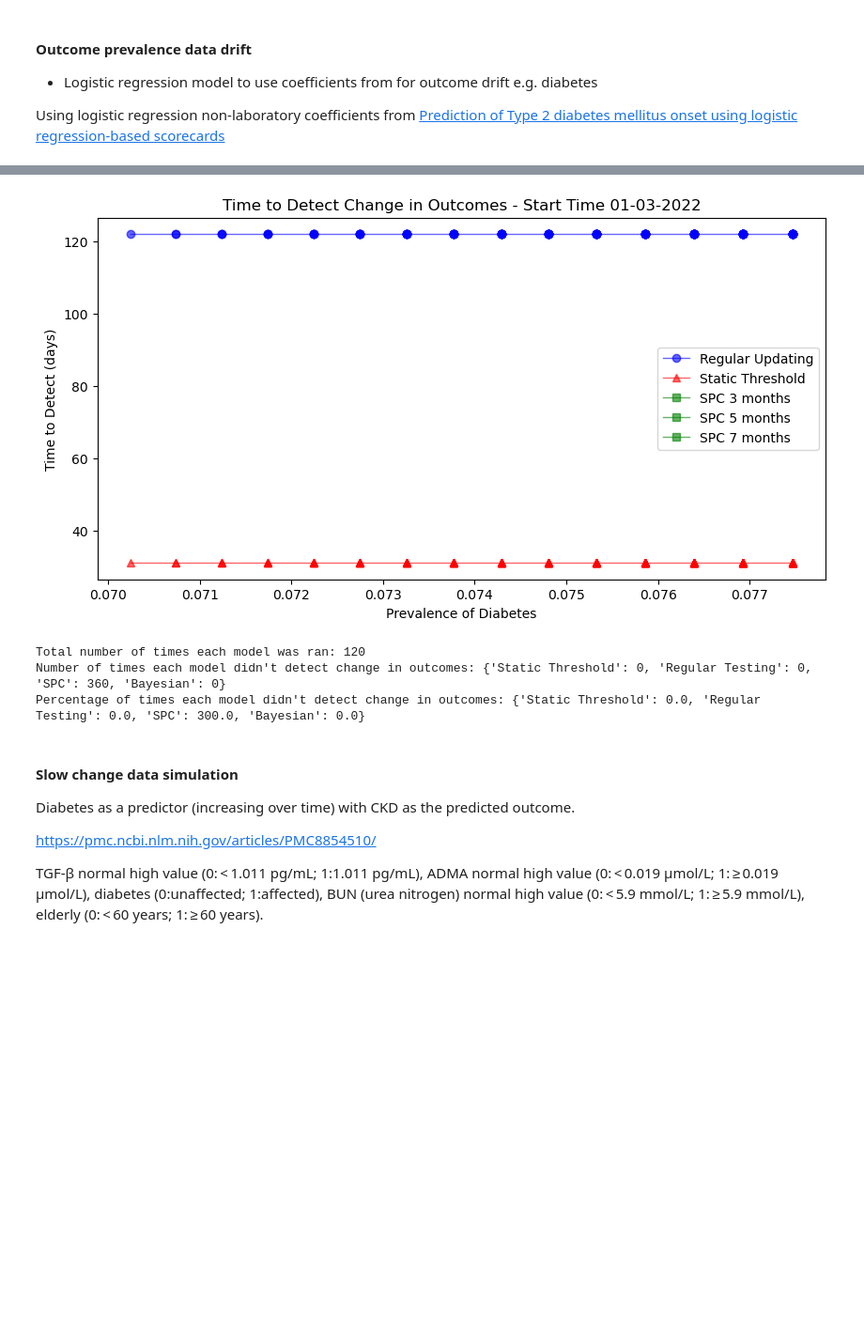
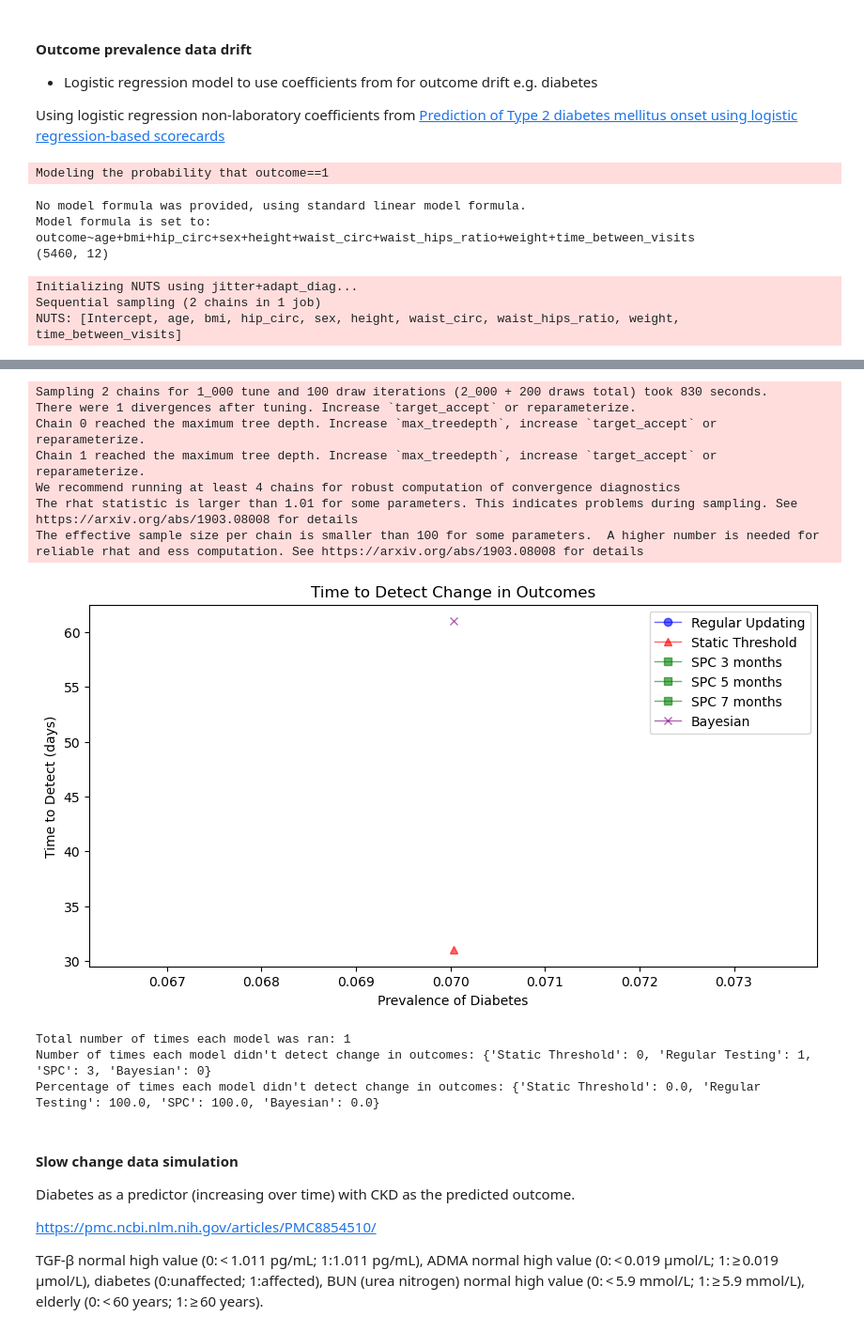
Before and after one commit to sdrelton/PREDICT, a Jupyter notebook: Comparison/detect_comparison.ipynb, the cells around one changed output, grey strips where cells are left out. Shown at 94% size. Saved outputs shown, nothing was run; the diff lists cells and outputs as text; code cells hidden in the pictures; blank space fills up the shorter version.

```diff
--- a/Comparison/detect_comparison.ipynb
+++ b/Comparison/detect_comparison.ipynb
@@ -424,8 +459,7 @@ Using logistic regression non-laboratory coefficients from [Prediction of Type 2
 # %%
 total_runs = 0
 
-prev_increases = [1.0001, 1.0003, 1.0005, 1.0007, 1.0009, 1.0011, 1.0013, 1.0015, 1.0017, 1.0019, 1.0021, 1.0023, 1.0025, 1.0027, 1.0029]
-startDateStrings = ['01-03-2022']#, '01-04-2020']#, '01-05-2020'] # TODO: make this longer
+prev_increases = [1.0001]#, 1.0003, 1.0005, 1.0007, 1.0009, 1.0011, 1.0013, 1.0015, 1.0017, 1.0019, 1.0021, 1.0023, 1.0025, 1.0027, 1.0029]
 undetected = dict({"Static Threshold": 0, "Regular Testing": 0, "SPC": 0, "Bayesian": 0})
 
 # coefficients from non-laboratory logistic regression model
@@ -455,14 +489,19 @@ std_height = 9.2
 mean_waist_circ = 88.7
 std_waist_circ = 12.7
 mean_waist_hips_ratio = mean_waist_circ/mean_hip_circ
-std_waist_hips_ratio = std_waist_circ/std_hip_circ
+std_waist_hips_ratio = mean_waist_hips_ratio * np.sqrt(
+    (std_waist_circ / mean_waist_circ) ** 2 +
+    (std_hip_circ / mean_hip_circ) ** 2)
 mean_weight = 76.2
 std_weight = 15.2
 mean_time_between_visits = 7.3
 std_time_between_visits = 2.3
 
+plt.figure(figsize=(10, 5))
+plt.title(f"Time to Detect Change in Outcomes")
 
 for startDateString in startDateStrings:
+    dm_prev = 0.07  # Initial diabetes prevalence = 7%
     start_times = []
     dm_increases = []
     regular_ttd = []
@@ -494,7 +533,6 @@ for startDateString in startDateStrings:
         endDate = pd.to_datetime('31-12-2024', dayfirst=True)
         numdays = (endDate - startDate).days
 
-        dm_prev = 0.07  # Initial diabetes prevalence = 7%
         for i in range(numdays):
             curday = startDate + dt.timedelta(days=i)
 
@@ -565,45 +603,44 @@ for startDateString in startDateStrings:
             model = RecalibratePredictions()
             model.trigger = TimeframeTrigger(model=model, updateTimestep=100, dataStart=df['date'].min(), dataEnd=df['date'].max())
             total_runs +=1
-            ttd = get_model_updated_log(df, model, start_times, i, "Regular Testing")
+            ttd = get_model_updated_log(df, model, start_times, i, "Regular Testing", undetected)
             regular_ttd.append(ttd)
 
             ############################ Static Threshold ############################
             model = RecalibratePredictions()
             recalthreshold = 0.77 # Paper has AUROC of 0.81, with lower CI at 0.77
             model.trigger = AUROCThreshold(model=model, prediction_threshold=recalthreshold)
-            ttd = get_model_updated_log(df, model, start_times, i, "Static Threshold")
+            ttd = get_model_updated_log(df, model, start_times, i, "Static Threshold", undetected)
             static_ttd.append(ttd)
 
             ############################ SPC ############################
             model = RecalibratePredictions()
             model.trigger = SPCTrigger(model=model, input_data=df, numMonths=3, verbose=False)
-            ttd = get_model_updated_log(df, model, start_times, i, "SPC")
+            ttd = get_model_updated_log(df, model, start_times, i, "SPC", undetected)
             spc_ttd3.append(ttd)
 
             model.trigger = SPCTrigger(model=model, input_data=df, numMonths=5, verbose=False)
-            ttd = get_model_updated_log(df, model, start_times, i, "SPC")
+            ttd = get_model_updated_log(df, model, start_times, i, "SPC", undetected)
             spc_ttd5.append(ttd)
 
             model.trigger = SPCTrigger(model=model, input_data=df, numMonths=7, verbose=False)
-            ttd = get_model_updated_log(df, model, start_times, i, "SPC")
+            ttd = get_model_updated_log(df, model, start_times, i, "SPC", undetected)
             spc_ttd7.append(ttd)
 
             ############################ Bayesian ############################
-            # model = BayesianModel(input_data=df, priors={"Intercept": (bias_coef, 0), "age": (mean_age, std_age), "bmi": (mean_bmi, std_bmi), "hip_circ": (mean_hip_circ, std_hip_circ),
-            #                                             "sex": (sex_coef, 0), "height":(mean_height, std_height), "waist_circ":(mean_waist_circ, std_waist_circ),
-            #                                             "waist_hips_ratio":(mean_waist_hips_ratio, std_waist_hips_ratio), "weight":(mean_weight, std_weight),
-            #                                             "time_between_visits":(mean_time_between_visits, std_time_between_visits)}, cores=1, verbose=False, draws=100, chains=2)
-            # model.trigger = BayesianRefitTrigger(model=model, input_data=df, refitFrequency=1)
-            # ttd = get_model_updated_log(df, model, start_times, i, "Bayesian")
-            # bayesian_ttd.append(ttd)
+            model = BayesianModel(input_data=df, priors={"Intercept": (bias_coef, 0.1), "age": (mean_age, std_age), "bmi": (mean_bmi, std_bmi), "hip_circ": (mean_hip_circ, std_hip_circ),
+                                                        "sex": (sex_coef, 0.1), "height":(mean_height, std_height), "waist_circ":(mean_waist_circ, std_waist_circ),
+                                                        "waist_hips_ratio":(mean_waist_hips_ratio, std_waist_hips_ratio), "weight":(mean_weight, std_weight),
+                                                        "time_between_visits":(mean_time_between_visits, std_time_between_visits)}, cores=1, verbose=False, draws=100, chains=2)
+            model.trigger = BayesianRefitTrigger(model=model, input_data=df, refitFrequency=1)
+            ttd = get_model_updated_log(df, model, start_times, i, "Bayesian", undetected)
+            bayesian_ttd.append(ttd)
 
 
 
 
     # plot the time to detect for all models
-    plt.figure(figsize=(10, 5))
-    plt.title(f"Time to Detect Change in Outcomes - Start Time {startDateString}")
+
     regular_ttd_df = pd.DataFrame({"dm_increases": dm_increases, "regular_ttd": regular_ttd}).dropna(inplace=False)
     plt.plot("dm_increases", "regular_ttd", color='blue', label='Regular Updating', marker='o', alpha=0.6, linewidth=1, data=regular_ttd_df)
     static_ttd_df = pd.DataFrame({"dm_increases": dm_increases, "static_ttd": static_ttd}).dropna(inplace=False)
@@ -615,17 +652,27 @@ for startDateString in startDateStrings:
     plt.plot("dm_increases", "spc_ttd5", color='green', label='SPC 5 months', marker='s', alpha=0.6, linewidth=1, data=spc_ttd5_df)
     spc_ttd7_df = pd.DataFrame({"dm_increases": dm_increases, "spc_ttd7": spc_ttd7}).dropna(inplace=False)
     plt.plot("dm_increases", "spc_ttd7", color='green', label='SPC 7 months', marker='s', alpha=0.6, linewidth=1, data=spc_ttd7_df)
-    # bayesian_ttd_df = pd.DataFrame({"dm_increases": dm_increases, "bayesian_ttd": bayesian_ttd}).dropna(inplace=False)
-    # plt.plot("dm_increases", "bayesian_ttd", color='purple', label='Bayesian', marker='x', alpha=0.6, linewidth=1, data=bayesian_ttd_df)
-    plt.xlabel("Prevalence of Diabetes")
-    plt.ylabel("Time to Detect (days)")
-    plt.legend()
-    plt.show()
+    bayesian_ttd_df = pd.DataFrame({"dm_increases": dm_increases, "bayesian_ttd": bayesian_ttd}).dropna(inplace=False)
+    plt.plot("dm_increases", "bayesian_ttd", color='purple', label='Bayesian', marker='x', alpha=0.6, linewidth=1, data=bayesian_ttd_df)
+plt.xlabel("Prevalence of Diabetes")
+plt.ylabel("Time to Detect (days)")
+handles, labels = plt.gca().get_legend_handles_labels()
+# Ensure only the first plot of each model is labelled in the legend
+plt.legend(handles[:6], labels[:6])
+plt.show()
 
 
 # Print the number of undetected models
 print(f"Total number of times each model was ran: {total_runs}")
 percentages = {key: (value / total_runs * 100) if total_runs > 0 else 0 for key, value in undetected.items()}
+percentages["SPC"] /= 3 # divide by 3 since SPC was run 3 times
 print("Number of times each model didn't detect change in outcomes:", undetected)
 print("Percentage of times each model didn't detect change in outcomes:", percentages)
 # %% [output]
+Modeling the probability that outcome==1
+No model formula was provided, using standard linear model formula.
+Model formula is set to:  outcome~age+bmi+hip_circ+sex+height+waist_circ+waist_hips_ratio+weight+time_between_visits
+(5460, 12)
+Initializing NUTS using jitter+adapt_diag...
+Sequential sampling (2 chains in 1 job)
+NUTS: [Intercept, age, bmi, hip_circ, sex, height, waist_circ, waist_hips_ratio, weight, time_between_visits]
@@ -632,7 +681,14 @@ print("Percentage of times each model didn't detect change in outcomes:", percen
+Sampling 2 chains for 1_000 tune and 100 draw iterations (2_000 + 200 draws total) took 830 seconds.
+There were 1 divergences after tuning. Increase `target_accept` or reparameterize.
+Chain 0 reached the maximum tree depth. Increase `max_treedepth`, increase `target_accept` or reparameterize.
+Chain 1 reached the maximum tree depth. Increase `max_treedepth`, increase `target_accept` or reparameterize.
+We recommend running at least 4 chains for robust computation of convergence diagnostics
+The rhat statistic is larger than 1.01 for some parameters. This indicates problems during sampling. See https://arxiv.org/abs/1903.08008 for details
+The effective sample size per chain is smaller than 100 for some parameters.  A higher number is needed for reliable rhat and ess computation. See https://arxiv.org/abs/1903.08008 for details
-[figure, old version]
+[figure, new version]
-Total number of times each model was ran: 120
-Number of times each model didn't detect change in outcomes: {'Static Threshold': 0, 'Regular Testing': 0, 'SPC': 360, 'Bayesian': 0}
-Percentage of times each model didn't detect change in outcomes: {'Static Threshold': 0.0, 'Regular Testing': 0.0, 'SPC': 300.0, 'Bayesian': 0.0}
+Total number of times each model was ran: 1
+Number of times each model didn't detect change in outcomes: {'Static Threshold': 0, 'Regular Testing': 1, 'SPC': 3, 'Bayesian': 0}
+Percentage of times each model didn't detect change in outcomes: {'Static Threshold': 0.0, 'Regular Testing': 100.0, 'SPC': 100.0, 'Bayesian': 0.0}
 # %% [markdown]
 #### Slow change data simulation
 
```
Also changed, not shown: parts of 5 cells of this notebook.
